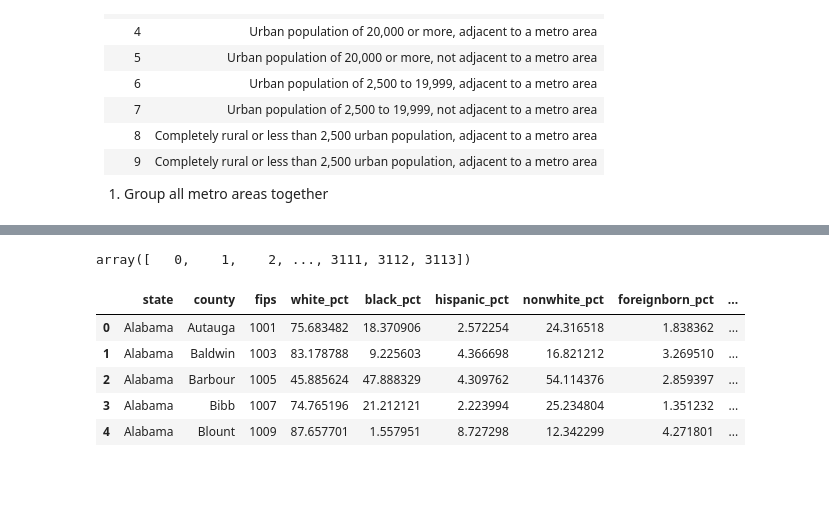
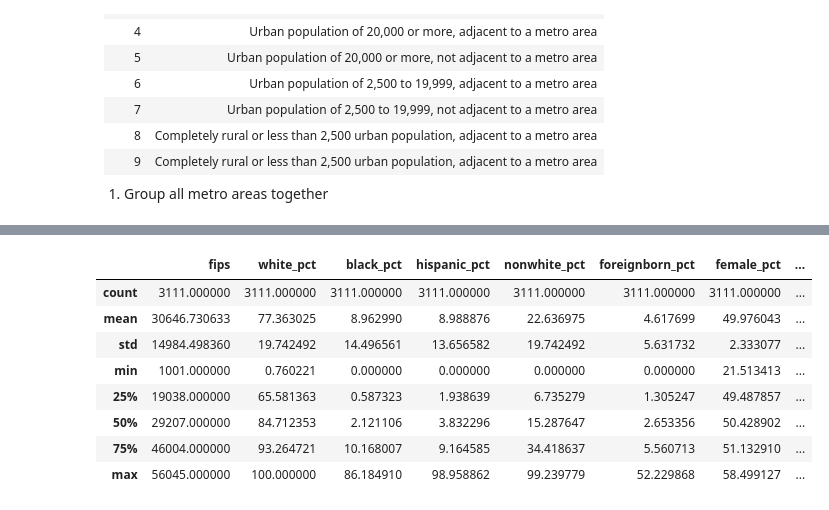
Before and after one commit to mkpetterson/2016-elections, a Jupyter notebook: data_clean.ipynb, the cells around one changed output, grey strips where cells are left out. Drawn from its saved outputs; the diff is of its cells as text; code cells hidden in the pictures; blank space fills up the shorter version.

```diff
--- a/data_clean.ipynb
+++ b/data_clean.ipynb
@@ -162,17 +146,18 @@ ohe_rural(data)
+# %%
+data = data.drop(columns=['ruralurban_cc'])
 # %%
 # Save cleaned data and population data
 data.to_csv('data/cleaned_data.csv')
 population_data.to_csv('data/population.csv')
-# %%
-data.index.values
-# %% [output]
-array([   0,    1,    2, ..., 3111, 3112, 3113])
 # %%
-data.head()
+data.describe()
 # %% [output]
-|  | state | county | fips | white_pct | black_pct | hispanic_pct | nonwhite_pct | foreignborn_pct | ... |
-| 0 | Alabama | Autauga | 1001 | 75.683482 | 18.370906 | 2.572254 | 24.316518 | 1.838362 | ... |
-| 1 | Alabama | Baldwin | 1003 | 83.178788 | 9.225603 | 4.366698 | 16.821212 | 3.269510 | ... |
-| 2 | Alabama | Barbour | 1005 | 45.885624 | 47.888329 | 4.309762 | 54.114376 | 2.859397 | ... |
-| 3 | Alabama | Bibb | 1007 | 74.765196 | 21.212121 | 2.223994 | 25.234804 | 1.351232 | ... |
-| 4 | Alabama | Blount | 1009 | 87.657701 | 1.557951 | 8.727298 | 12.342299 | 4.271801 | ... |
+|  | fips | white_pct | black_pct | hispanic_pct | nonwhite_pct | foreignborn_pct | female_pct | ... |
+| count | 3111.000000 | 3111.000000 | 3111.000000 | 3111.000000 | 3111.000000 | 3111.000000 | 3111.000000 | ... |
+| mean | 30646.730633 | 77.363025 | 8.962990 | 8.988876 | 22.636975 | 4.617699 | 49.976043 | ... |
+| std | 14984.498360 | 19.742492 | 14.496561 | 13.656582 | 19.742492 | 5.631732 | 2.333077 | ... |
+| min | 1001.000000 | 0.760221 | 0.000000 | 0.000000 | 0.000000 | 0.000000 | 21.513413 | ... |
+| 25% | 19038.000000 | 65.581363 | 0.587323 | 1.938639 | 6.735279 | 1.305247 | 49.487857 | ... |
+| 50% | 29207.000000 | 84.712353 | 2.121106 | 3.832296 | 15.287647 | 2.653356 | 50.428902 | ... |
+| 75% | 46004.000000 | 93.264721 | 10.168007 | 9.164585 | 34.418637 | 5.560713 | 51.132910 | ... |
+| max | 56045.000000 | 100.000000 | 86.184910 | 98.958862 | 99.239779 | 52.229868 | 58.499127 | ... |
```
Also changed, not shown: parts of 15 cells of this notebook, 8 other files.
